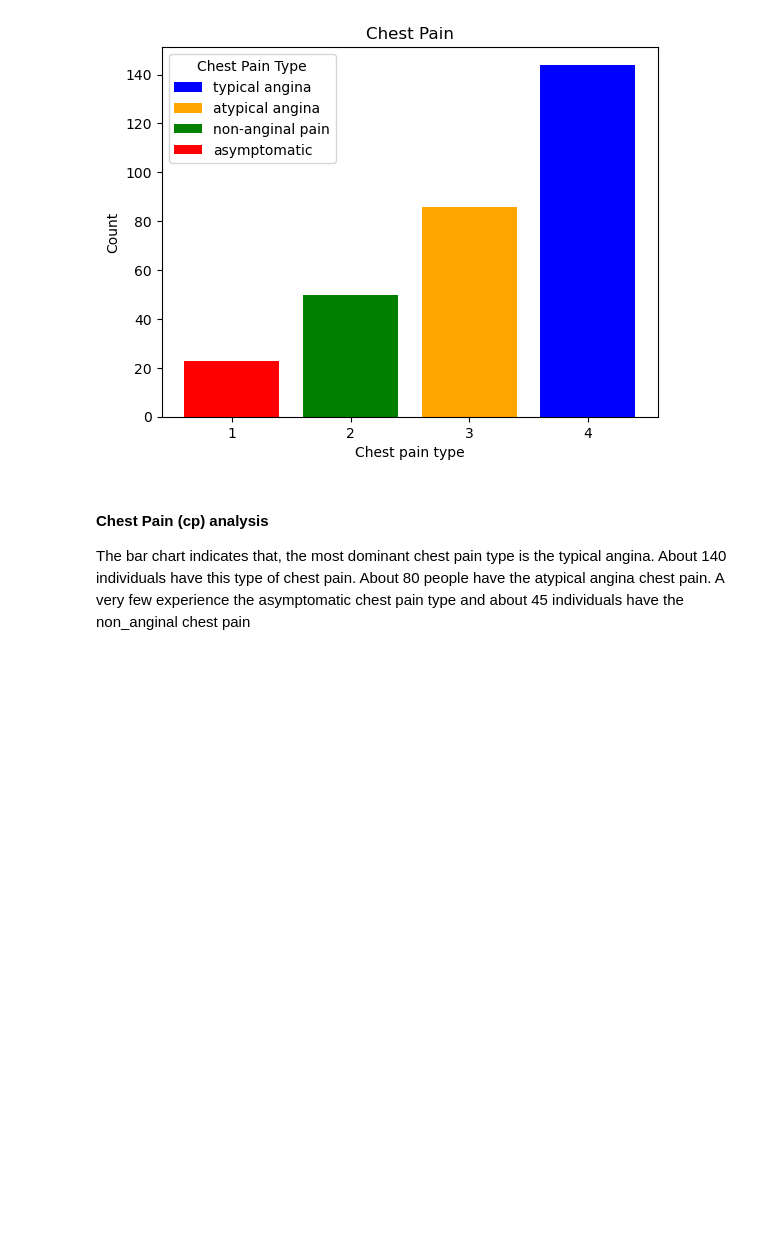
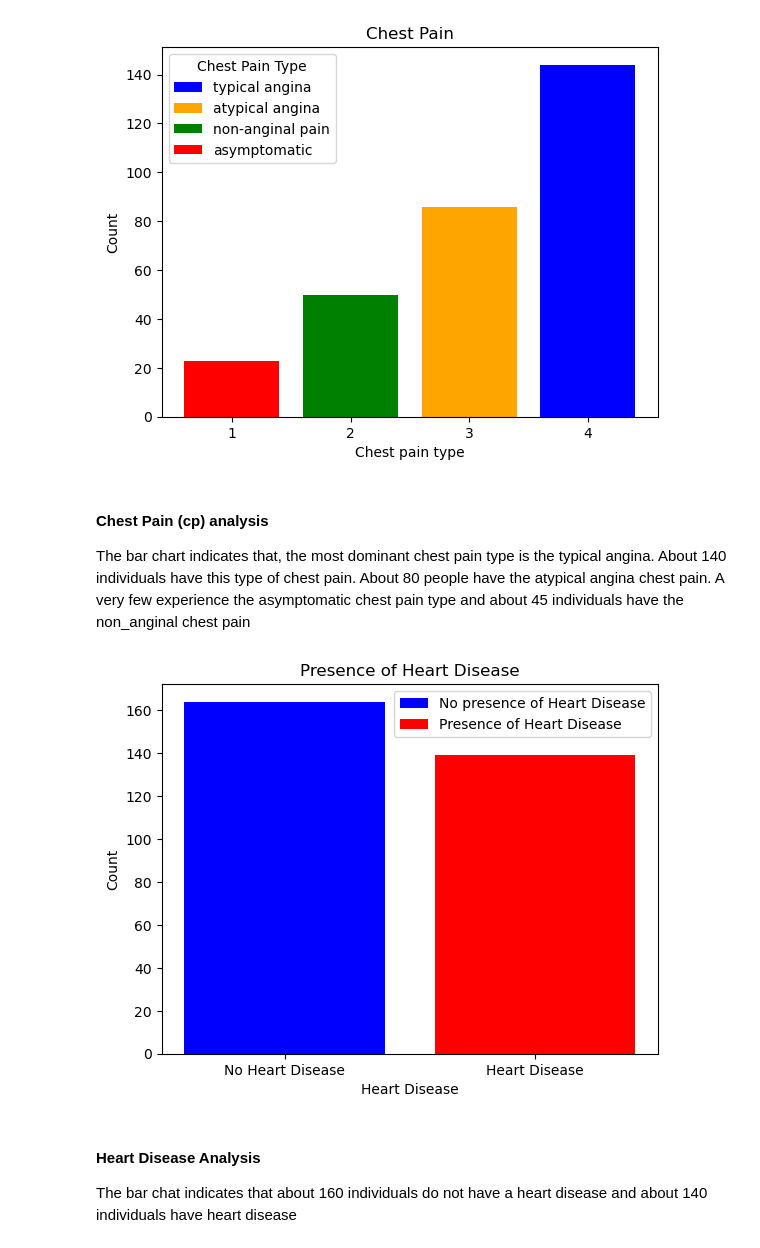
Before and after one commit to AndrewMarfo/Health-EDA, a Jupyter notebook: Health-EDA.ipynb, the cells around one changed output. Drawn from its saved outputs; the diff is of its cells as text; code cells hidden in the pictures; blank space fills up the shorter version.

```diff
--- a/Health-EDA.ipynb
+++ b/Health-EDA.ipynb
@@ -265,3 +278,20 @@ plt.show()
 #### Chest Pain (cp) analysis
 
 The bar chart indicates that, the most dominant chest pain type is the typical angina. About 140 individuals have this type of chest pain. About 80 people have the atypical angina chest pain. A very few experience the asymptomatic chest pain type and about 45 individuals have the non_anginal chest pain
+# %%
+# Bar Chart of Heart Disease
+heart_disease_count = heart_data["heart_disease"].value_counts()
+fig, heart_disease_graph = plt.subplots()
+bars = heart_disease_graph.bar(heart_disease_count.index, heart_disease_count.values, color=["blue", "red"])
+heart_disease_graph.set_xticks(heart_disease_count.index)
+heart_disease_graph.set_xticklabels(["No Heart Disease", "Heart Disease"])
+plt.xlabel("Heart Disease")
+plt.ylabel("Count")
+plt.title("Presence of Heart Disease")
+heart_disease_graph.legend(bars, ["No presence of Heart Disease", "Presence of Heart Disease"])
+plt.show()
+# %% [output]
+[figure, added]
+# %% [markdown]
+#### Heart Disease Analysis
+The bar chat indicates that about 160 individuals do not have a heart disease and about 140 individuals have heart disease
```
Also changed, not shown: parts of 4 cells of this notebook.
